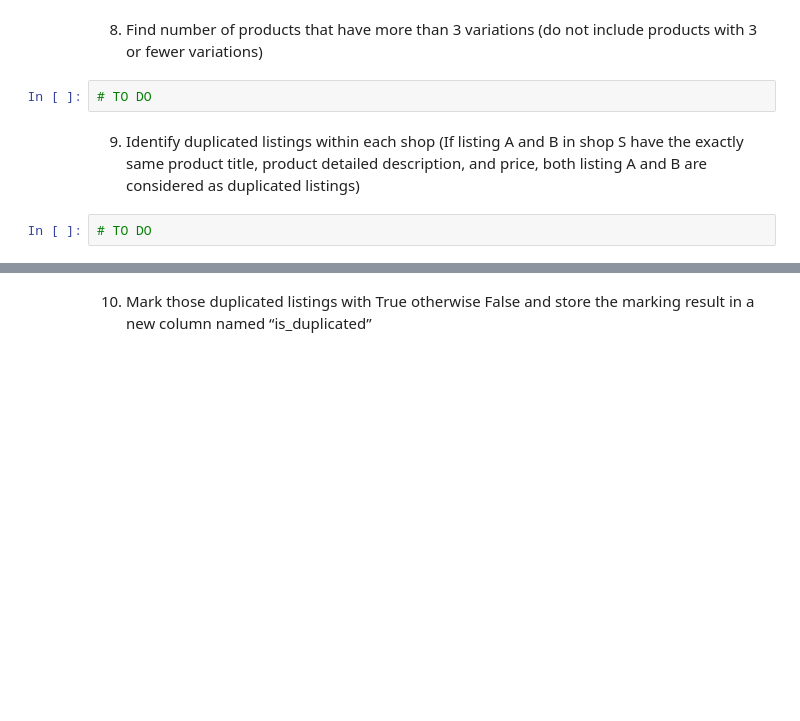
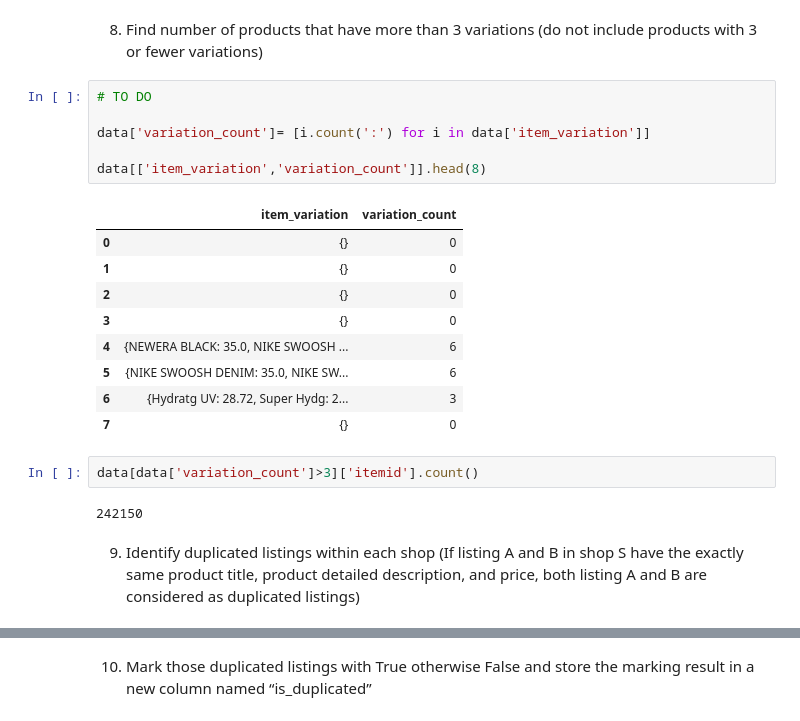
Before and after one commit to freddyjaoko/ecommerce_platform_data_analysis_project, a Jupyter notebook: Data Analysis with Python Course Project.ipynb, the cells around one changed output, grey strips where cells are left out. Cells and saved outputs as stored; diff of their text form; blank space fills up the shorter version.

```diff
--- a/Data Analysis with Python Course Project.ipynb
+++ b/Data Analysis with Python Course Project.ipynb
@@ -118,9 +118,25 @@ shopid
 Name: revenue, dtype: float64
 # %% [markdown]
 8. Find number of products that have more than 3 variations (do not include products with 3 or fewer variations)
-# %%
-# TO DO
+# %%
+# TO DO
+
+data['variation_count']= [i.count(':') for i in data['item_variation']]
+
+data[['item_variation','variation_count']].head(8)
+# %% [output]
+|  | item_variation | variation_count |
+| 0 | {} | 0 |
+| 1 | {} | 0 |
+| 2 | {} | 0 |
+| 3 | {} | 0 |
+| 4 | {NEWERA BLACK: 35.0, NIKE SWOOSH ... | 6 |
+| 5 | {NIKE SWOOSH DENIM: 35.0, NIKE SW... | 6 |
+| 6 | {Hydratg UV: 28.72, Super Hydg: 2... | 3 |
+| 7 | {} | 0 |
+# %%
+data[data['variation_count']>3]['itemid'].count()
+# %% [output]
+242150
 # %% [markdown]
 9. Identify duplicated listings within each shop (If listing A and B in shop S have the exactly same product title, product detailed description, and price, both listing A and B are considered as duplicated listings)
-# %%
-# TO DO
```
Also changed, not shown: parts of 11 cells of this notebook, 1 other file.
